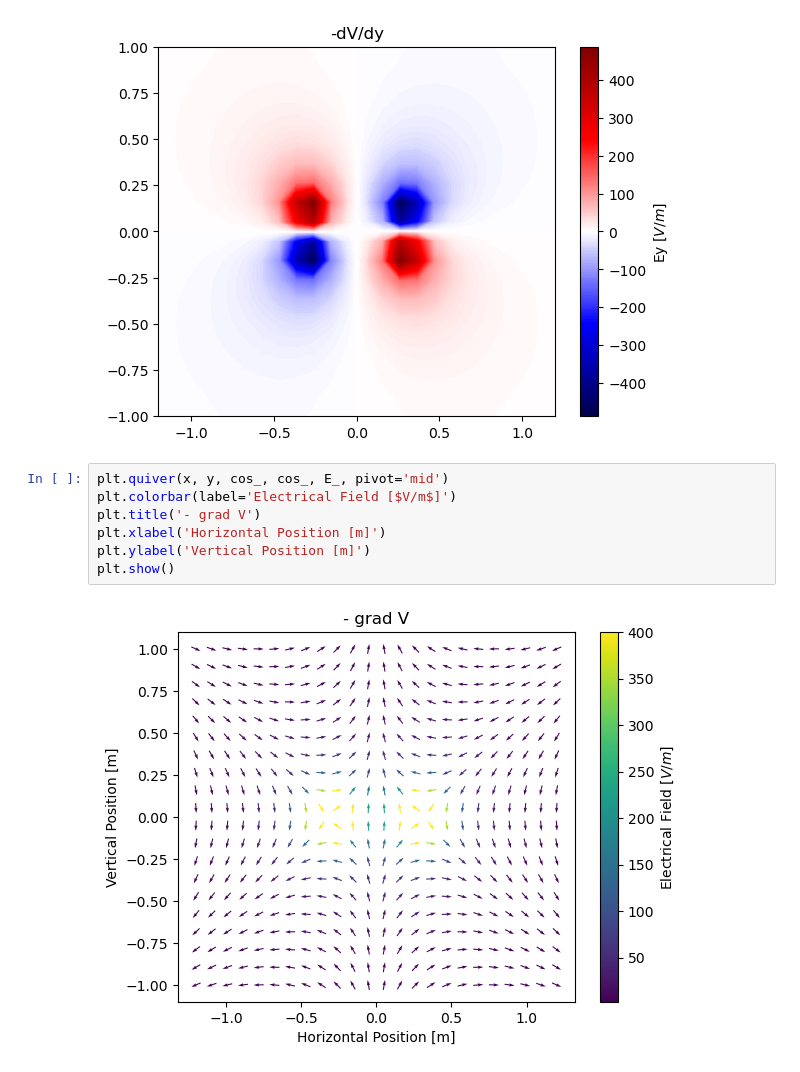
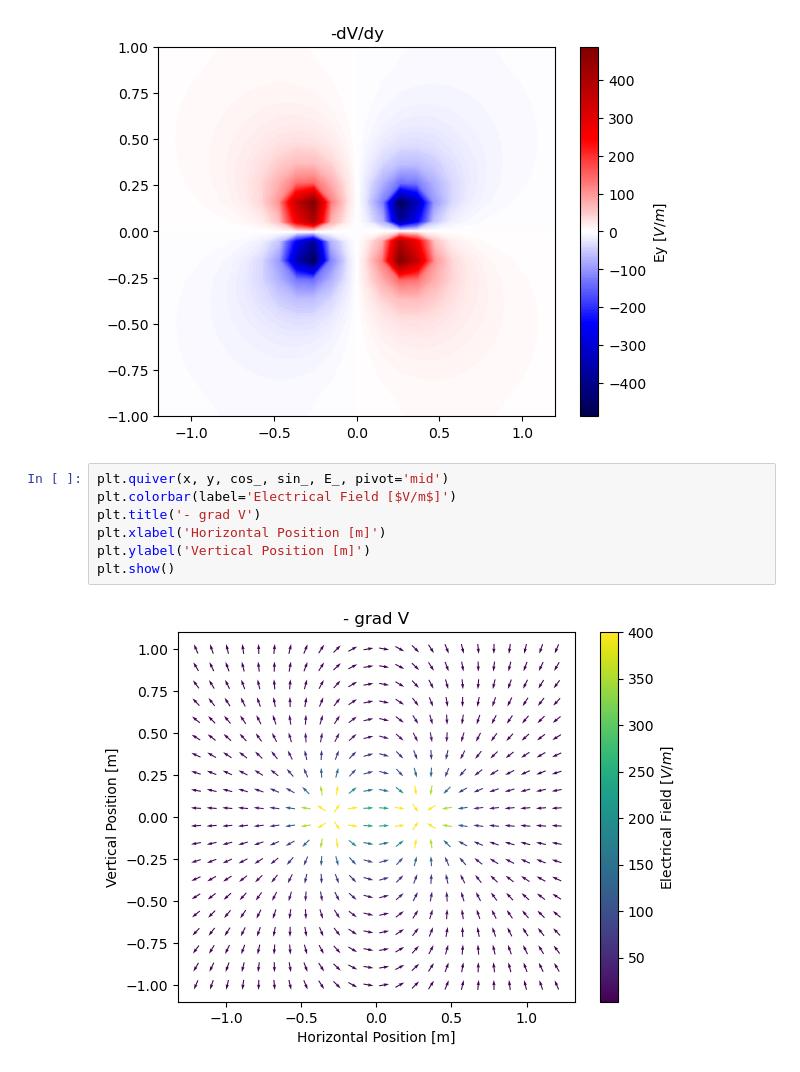
Before and after one commit to hezy/Electromagnetism, a Jupyter notebook: electric_dipole.ipynb, the cells around one changed output. Drawn from its saved outputs; the diff is of its cells as text.

```diff
--- a/electric_dipole.ipynb
+++ b/electric_dipole.ipynb
@@ -86,11 +86,11 @@ plt.title('-dV/dy')
 Text(0.5, 1.0, '-dV/dy')
 [figure]
 # %%
-plt.quiver(x, y, cos_, cos_, E_, pivot='mid')
+plt.quiver(x, y, cos_, sin_, E_, pivot='mid')
 plt.colorbar(label='Electrical Field [$V/m$]')
 plt.title('- grad V')
 plt.xlabel('Horizontal Position [m]')
 plt.ylabel('Vertical Position [m]')
 plt.show()
 # %% [output]
-[figure, old version]
+[figure, new version]
```
